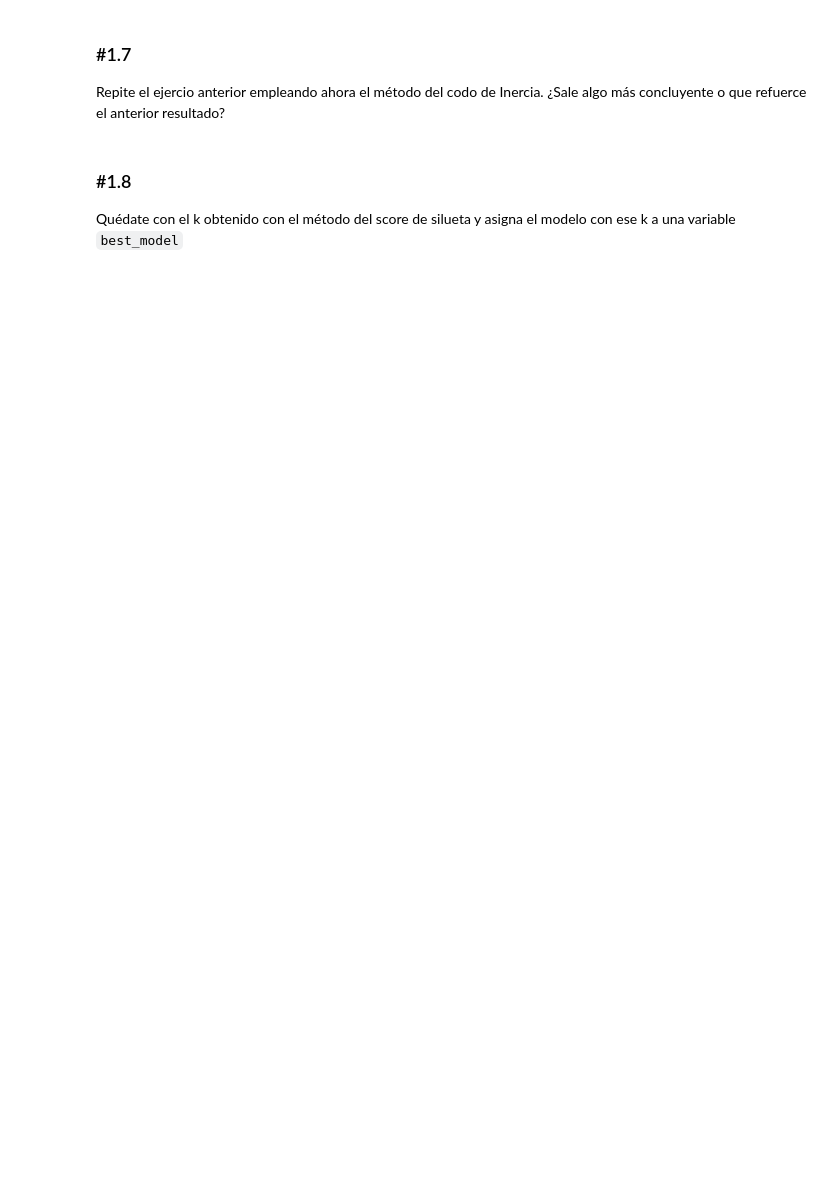
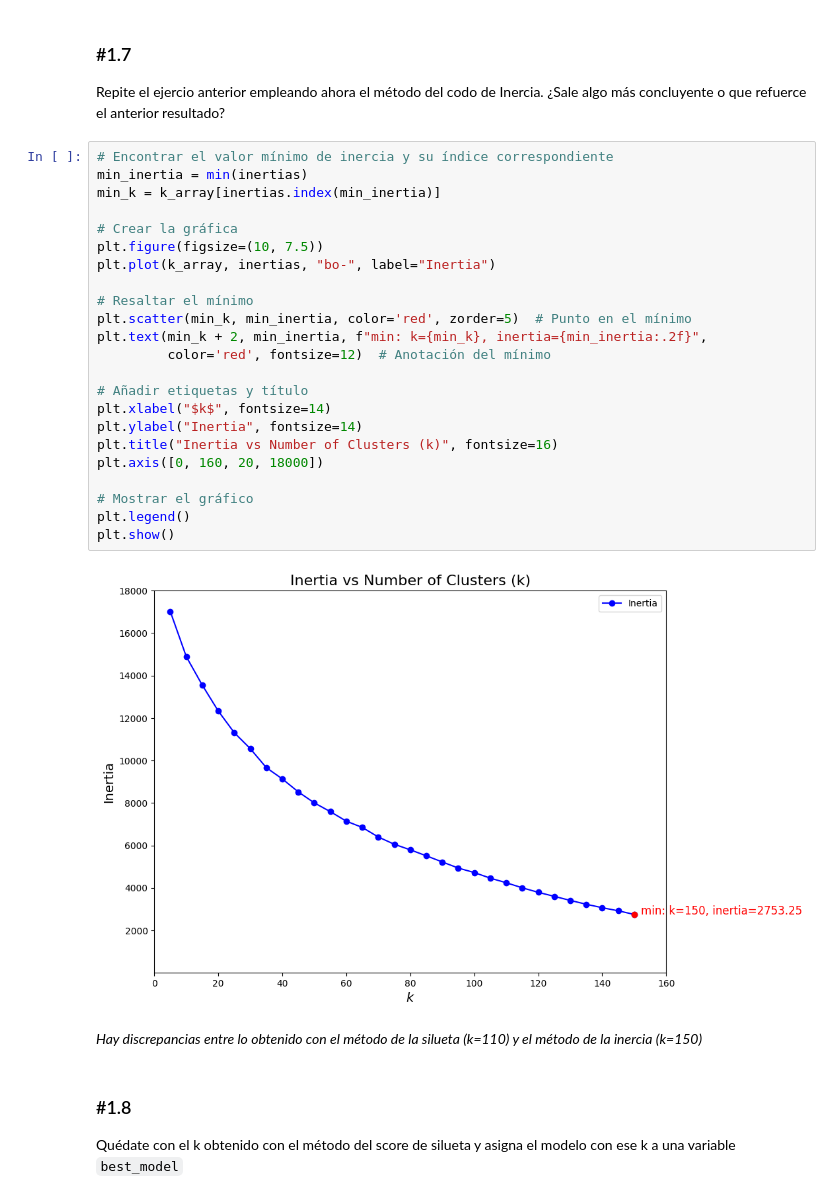
Before and after one commit to Anttt4/ONLINE_DS_THEBRIDGE_Antonio_Carreno_Jimenez, a Jupyter notebook: Sprint 13/Unidad 1/Práctica Obligatoria/18_Practica_Obligatoria_Clustering_I.ipynb, the cells around one changed output. Cells and saved outputs as stored; diff of their text form; blank space fills up the shorter version.

```diff
--- a/Sprint 13/Unidad 1/Práctica Obligatoria/18_Practica_Obligatoria_Clustering_I.ipynb
+++ b/Sprint 13/Unidad 1/Práctica Obligatoria/18_Practica_Obligatoria_Clustering_I.ipynb
@@ -91,6 +274,33 @@ Aquí viene la parte del león. A continuación, agrupa las imágenes utilizando
 ### #1.7
 
 Repite el ejercio anterior empleando ahora el método del codo de Inercia. ¿Sale algo más concluyente o que refuerce el anterior resultado?
+# %%
+# Encontrar el valor mínimo de inercia y su índice correspondiente
+min_inertia = min(inertias)
+min_k = k_array[inertias.index(min_inertia)]
+
+# Crear la gráfica
+plt.figure(figsize=(10, 7.5))
+plt.plot(k_array, inertias, "bo-", label="Inertia")
+
+# Resaltar el mínimo
+plt.scatter(min_k, min_inertia, color='red', zorder=5)  # Punto en el mínimo
+plt.text(min_k + 2, min_inertia, f"min: k={min_k}, inertia={min_inertia:.2f}",
+         color='red', fontsize=12)  # Anotación del mínimo
+
+# Añadir etiquetas y título
+plt.xlabel("$k$", fontsize=14)
+plt.ylabel("Inertia", fontsize=14)
+plt.title("Inertia vs Number of Clusters (k)", fontsize=16)
+plt.axis([0, 160, 20, 18000])
+
+# Mostrar el gráfico
+plt.legend()
+plt.show()
+# %% [output]
+[figure, added]
+# %% [markdown]
+*Hay discrepancias entre lo obtenido con el método de la silueta (k=110) y el método de la inercia (k=150)*
 # %% [markdown]
 ### #1.8
 
```
Also changed, not shown: parts of 31 cells of this notebook.
